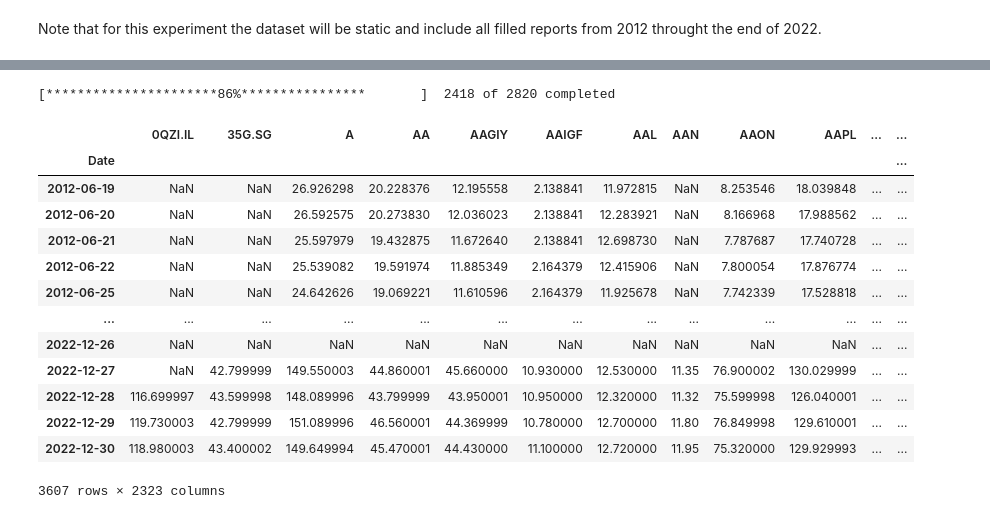
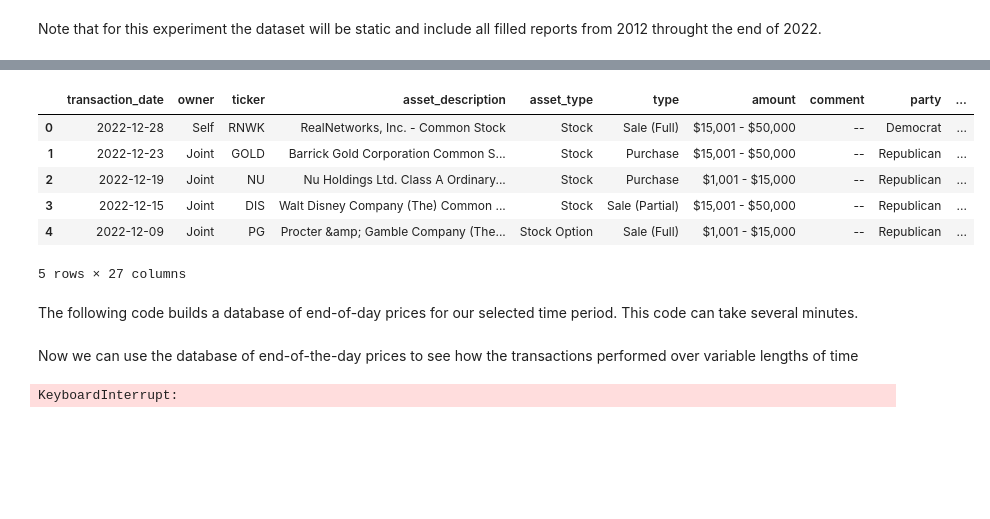
Before and after one commit to elfiasco/Practicum, a Jupyter notebook: playground.ipynb, the cells around one changed output, grey strips where cells are left out. Drawn from its saved outputs; the diff is of its cells as text; code cells hidden in the pictures; blank space fills up the shorter version.

```diff
--- a/playground.ipynb
+++ b/playground.ipynb
@@ -29,25 +48,20 @@ Note that for this experiment the dataset will be static and include all filled
+# %%
+data.head()
+# %% [output]
+|  | transaction_date | owner | ticker | asset_description | asset_type | type | amount | comment | party | ... |
+| 0 | 2022-12-28 | Self | RNWK | RealNetworks, Inc. - Common Stock | Stock | Sale (Full) | $15,001 - $50,000 | -- | Democrat | ... |
+| 1 | 2022-12-23 | Joint | GOLD | Barrick Gold Corporation Common S... | Stock | Purchase | $15,001 - $50,000 | -- | Republican | ... |
+| 2 | 2022-12-19 | Joint | NU | Nu Holdings Ltd. Class A Ordinary... | Stock | Purchase | $1,001 - $15,000 | -- | Republican | ... |
+| 3 | 2022-12-15 | Joint | DIS | Walt Disney Company (The) Common ... | Stock | Sale (Partial) | $15,001 - $50,000 | -- | Republican | ... |
+| 4 | 2022-12-09 | Joint | PG | Procter &amp; Gamble Company (The... | Stock Option | Sale (Full) | $1,001 - $15,000 | -- | Republican | ... |
+5 rows × 27 columns
+# %% [markdown]
+The following code builds a database of end-of-day prices for our selected time period. This code can take several minutes.
 # %%
+tickers = list(data['ticker'].unique())
+tickers.append('^GSPC')
 
+with HiddenPrints():
+    yfdata, unavalible = end_of_day_data_builder(tickers)#[data['asset_type']=='Stock'] if you want to limit
 
-yfdata, unavalible = end_of_day_data_builder(data['ticker'].unique())#[data['asset_type']=='Stock'] if you want to limit
+list(set(tickers) - set(unavalible))
-# %% [output]
-[**********************86%****************       ]  2418 of 2820 completed
-# %%
-print(len(data))
-data=data[data['ticker'] not in unavalible]
-print(len(data))
-# %% [output]
-|  | 0QZI.IL | 35G.SG | A | AA | AAGIY | AAIGF | AAL | AAN | AAON | AAPL | ... | ... |
-| Date |  |  |  |  |  |  |  |  |  |  |  | ... |
-| 2012-06-19 | NaN | NaN | 26.926298 | 20.228376 | 12.195558 | 2.138841 | 11.972815 | NaN | 8.253546 | 18.039848 | ... | ... |
-| 2012-06-20 | NaN | NaN | 26.592575 | 20.273830 | 12.036023 | 2.138841 | 12.283921 | NaN | 8.166968 | 17.988562 | ... | ... |
-| 2012-06-21 | NaN | NaN | 25.597979 | 19.432875 | 11.672640 | 2.138841 | 12.698730 | NaN | 7.787687 | 17.740728 | ... | ... |
-| 2012-06-22 | NaN | NaN | 25.539082 | 19.591974 | 11.885349 | 2.164379 | 12.415906 | NaN | 7.800054 | 17.876774 | ... | ... |
-| 2012-06-25 | NaN | NaN | 24.642626 | 19.069221 | 11.610596 | 2.164379 | 11.925678 | NaN | 7.742339 | 17.528818 | ... | ... |
-| ... | ... | ... | ... | ... | ... | ... | ... | ... | ... | ... | ... | ... |
-| 2022-12-26 | NaN | NaN | NaN | NaN | NaN | NaN | NaN | NaN | NaN | NaN | ... | ... |
-| 2022-12-27 | NaN | 42.799999 | 149.550003 | 44.860001 | 45.660000 | 10.930000 | 12.530000 | 11.35 | 76.900002 | 130.029999 | ... | ... |
-| 2022-12-28 | 116.699997 | 43.599998 | 148.089996 | 43.799999 | 43.950001 | 10.950000 | 12.320000 | 11.32 | 75.599998 | 126.040001 | ... | ... |
-| 2022-12-29 | 119.730003 | 42.799999 | 151.089996 | 46.560001 | 44.369999 | 10.780000 | 12.700000 | 11.80 | 76.849998 | 129.610001 | ... | ... |
-| 2022-12-30 | 118.980003 | 43.400002 | 149.649994 | 45.470001 | 44.430000 | 11.100000 | 12.720000 | 11.95 | 75.320000 | 129.929993 | ... | ... |
-3607 rows × 2323 columns
@@ -53,0 +71,2 @@ print(len(data))
+# %% [markdown]
+Now we can use the database of end-of-the-day prices to see how the transactions performed over variable lengths of time
@@ -53,0 +100,16 @@ print(len(data))
+# %%
+
+for t in timeframes:
+    data['change_over_'+str(t)+'_days']=-1
+    data['S&P_change_over_'+str(t)+'_days'] = -1
+    for d in data.index:
+        if(list(yfdata.columns).count(data.loc[d,'ticker'].upper())>0):
+            if(data.loc[d,'transaction_date'].to_pydatetime()+timedelta(days=t)<datetime(2023,1,1)):
+                if len((snp_data[snp_data['Date']==data.loc[d, 'transaction_date']+pd.Timedelta(days=t)]['onDay']).values)>0:
+                    data.loc[d,'S&P_change_over_'+str(t)+'_days'] = (snp_data[snp_data['Date']==data.loc[d, 'transaction_date']+pd.Timedelta(days=t)]['onDay']).values[0]/data.loc[d,'S&P_price']
+                for i in range(0,3+1):
+                    if(len(yfdata.index[yfdata.index==data.loc[d,'transaction_date']+pd.Timedelta(days=t+i)])>0):
+                        data.loc[d,'change_over_'+str(t)+'_days'] = yfdata.loc[data.loc[d,'transaction_date']+pd.Timedelta(days=t+i), data.loc[d,'ticker'].upper()]/data.loc[d,'transaction_price']
+                        break
+# %% [output]
+KeyboardInterrupt:
```
Also changed, not shown: parts of 18 cells of this notebook, 11 other files.
